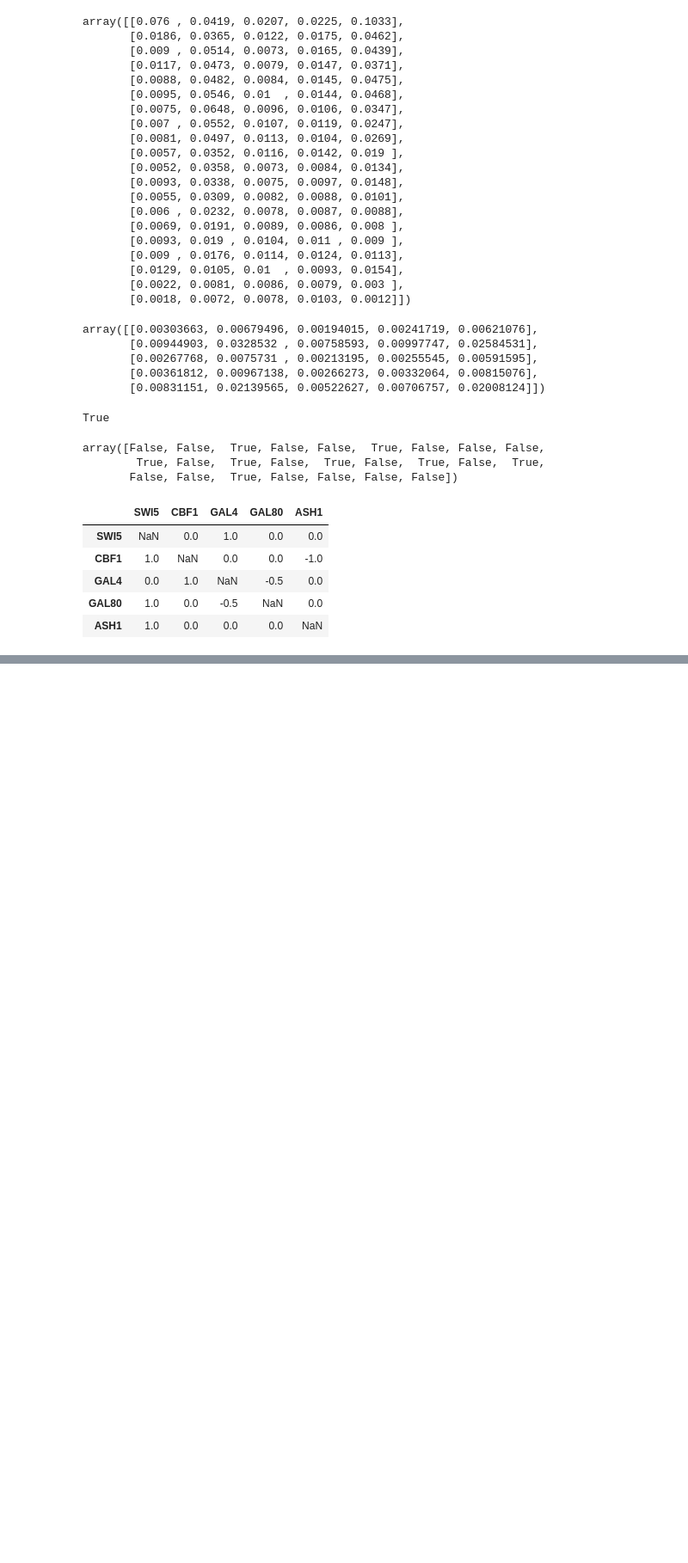
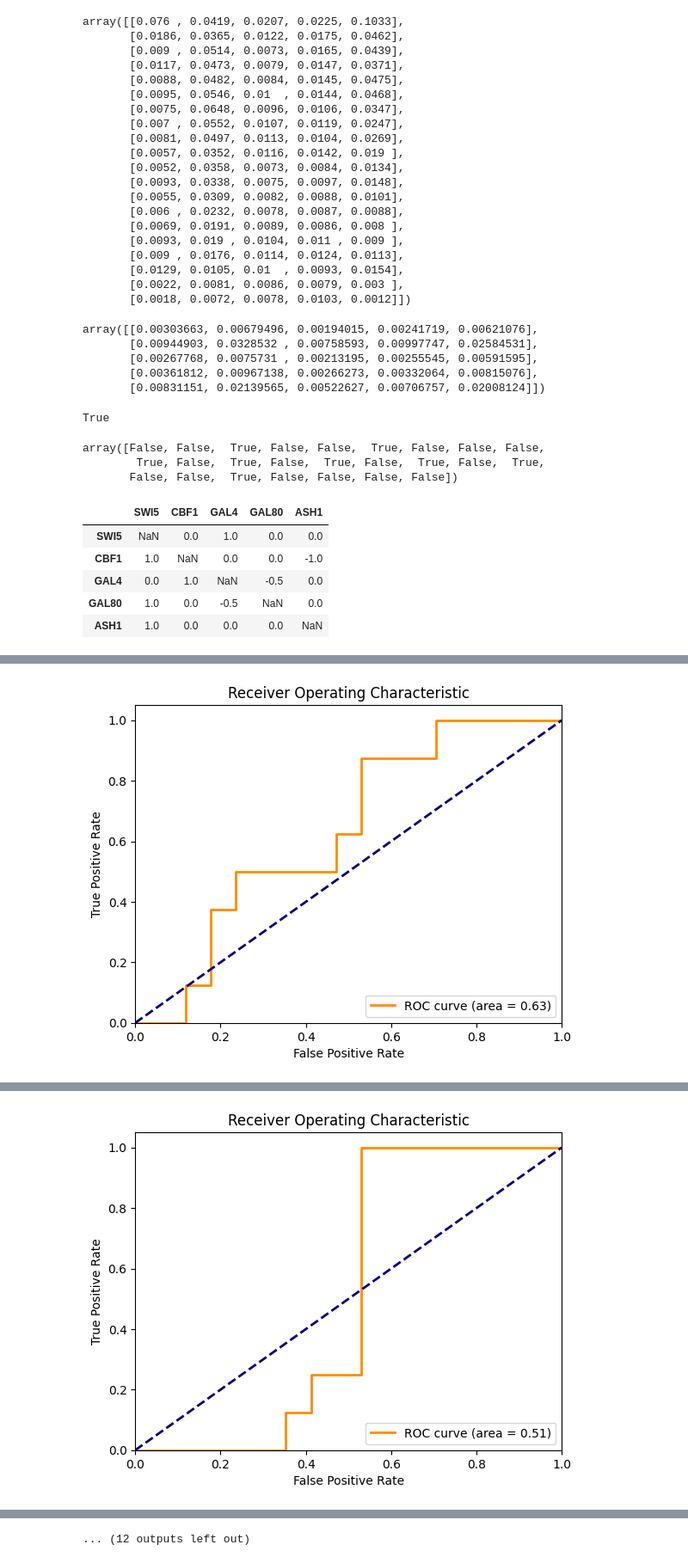
Before and after one commit to JanStern/Modeling-Biological-Networks-Assignment, a Jupyter notebook: LR.ipynb, the cells around one changed output, grey strips where cells are left out. Shown at 86% size. Saved outputs shown, nothing was run; the diff lists cells and outputs as text; code cells hidden in the pictures; blank space fills up the shorter version.

```diff
--- a/LR.ipynb
+++ b/LR.ipynb
@@ -157,10 +170,12 @@ class LinearModel(nn.Module):
 
         return solution[-1]
 # %%
+from src.visuals import plot_roc
 from torch.utils.data import Dataset, DataLoader
 from sklearn.metrics import roc_curve, auc
 import numpy as np
 import matplotlib.pyplot as plt
+
 
 class XYDataset(Dataset):
     def __init__(self, x, y):
@@ -173,6 +188,7 @@ class XYDataset(Dataset):
     def __getitem__(self, idx):
         return self.x[idx], self.y[idx]
 
+
 # Assume df_x and df_y are your DataFrames for features and targets
 dataset = XYDataset(X, Y)
 
@@ -180,11 +196,11 @@ train_loader = DataLoader(dataset, batch_size=32, shuffle=True)
 #train_loader = torch.utils.data.DataLoader(data.values, batch_size=4, shuffle=True, num_workers=2)
 
 alphas = np.linspace(0, 1., 10)
-for alpha in alphas:
+for k, alpha in enumerate(alphas):
     # define the training code
     #epochs = 40000
-    epochs = 4000
-    net = LinearModel(5,5) # +1 for time
+    epochs = 100
+    net = LinearModel(5, 5)  # +1 for time
     criterion = nn.MSELoss()
     #optimizer = optim.SGD(net.parameters(), lr=1., momentum=0.9)
     optimizer = optim.Adam(net.parameters(), lr=0.01)
@@ -194,7 +210,7 @@ for alpha in alphas:
             inputs, labels = batch
             optimizer.zero_grad()
             outputs = net(inputs)
-            loss = criterion(outputs, labels) + alpha*net.linear.weight.norm(2)**2
+            loss = criterion(outputs, labels) + alpha * net.linear.weight.norm(2) ** 2
             loss.backward()
             optimizer.step()
 
@@ -202,12 +218,24 @@ for alpha in alphas:
 
     th = 1e-8
     weights = net.linear.weight.detach().numpy()
-    weights[range(5),range(5)] = 0
-    structure = np.abs(weights)>th
+    weights[range(5), range(5)] = 0
+    structure = np.abs(weights) > th
 
     # compute tpr and fpr using sklearn
     fpr, tpr, thresholds = roc_curve(true_structure, np.abs(weights.T.flatten()))
     roc_auc = auc(fpr, tpr)
+
+
+    if k == 8:
+        plot_roc(fpr, tpr, "Receiver Operating Characteristic")
+        plot_roc_simplified(fpr, tpr)
+
+        vals = []
+        for tps, fps in zip(list(tpr), list(fpr)):
+            vals.append(np.sqrt(tps ** 2 + (1 - fps) ** 2))
+
+        print(thresholds[vals.index(min(vals))])
+
 
     # plot roc curve
     plt.figure()
@@ -222,4 +250,35 @@ for alpha in alphas:
     plt.title('Receiver Operating Characteristic')
     plt.legend(loc="lower right")
     plt.show()
+
+first = net.linear.weight
+first
+net.linear.weight
+th = 1e-8
+weights = net.linear.weight.detach().numpy()
+weights[range(5), range(5)] = 0
+structure = np.abs(weights) > th
+
+# compute tpr and fpr using sklearn
+from sklearn.metrics import roc_curve, auc
+import numpy as np
+
+fpr, tpr, thresholds = roc_curve(true_structure, np.abs(weights.T.flatten()))
+roc_auc = auc(fpr, tpr)
+
+# plot roc curve
+import matplotlib.pyplot as plt
+
+plt.figure()
+lw = 2
+plt.plot(fpr, tpr, color='darkorange', lw=lw, label='ROC curve (area = %0.2f)' % roc_auc)
+# add the random line
+plt.plot([0, 1], [0, 1], color='navy', lw=lw, linestyle='--')
+plt.xlim([0.0, 1.0])
+plt.ylim([0.0, 1.05])
+plt.xlabel('False Positive Rate')
+plt.ylabel('True Positive Rate')
+plt.title('Receiver Operating Characteristic')
+plt.legend(loc="lower right")
+plt.show()
 # %% [output]
@@ -242,0 +302 @@ Epoch 113, loss: 0.001850
+[figure, added]
@@ -242,0 +320 @@ Epoch 113, loss: 0.001850
+[figure, added]
@@ -242,0 +393 @@ Epoch 113, loss: 0.001850
+... (12 outputs left out)
```
Also changed, not shown: parts of 10 cells of this notebook, 14 other files.
